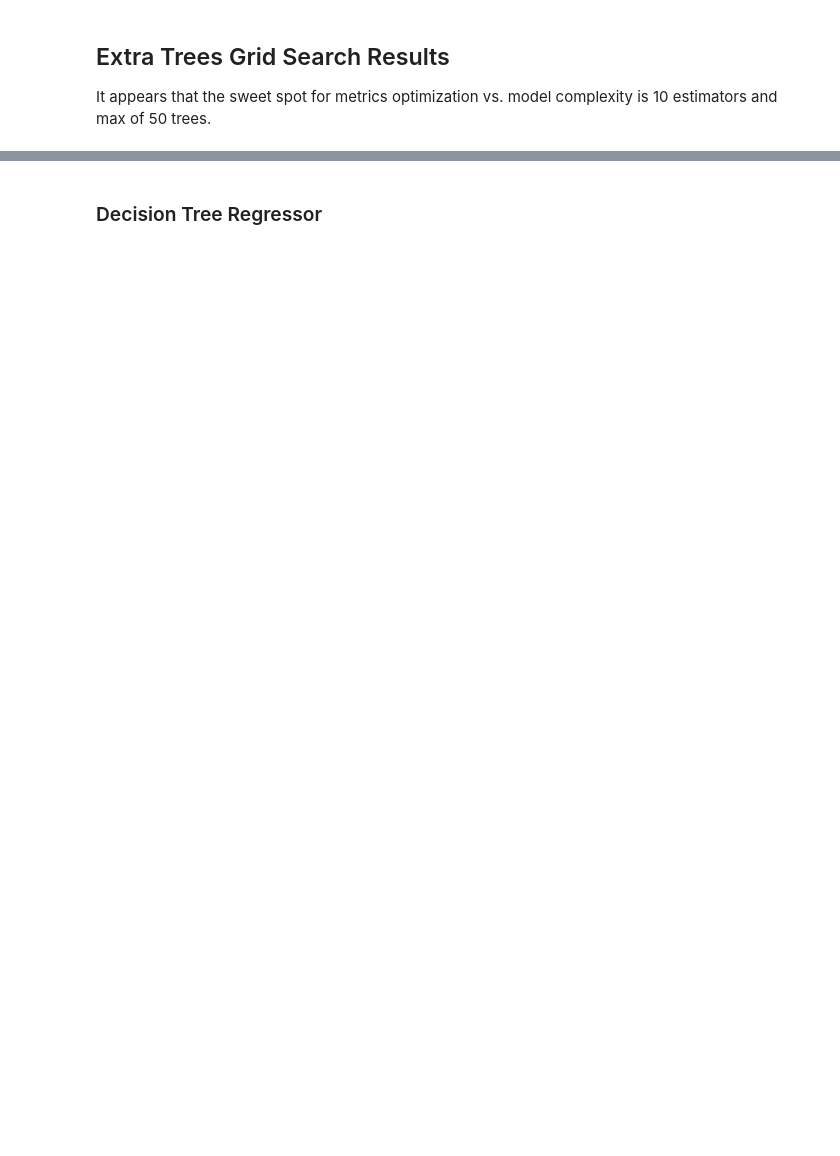
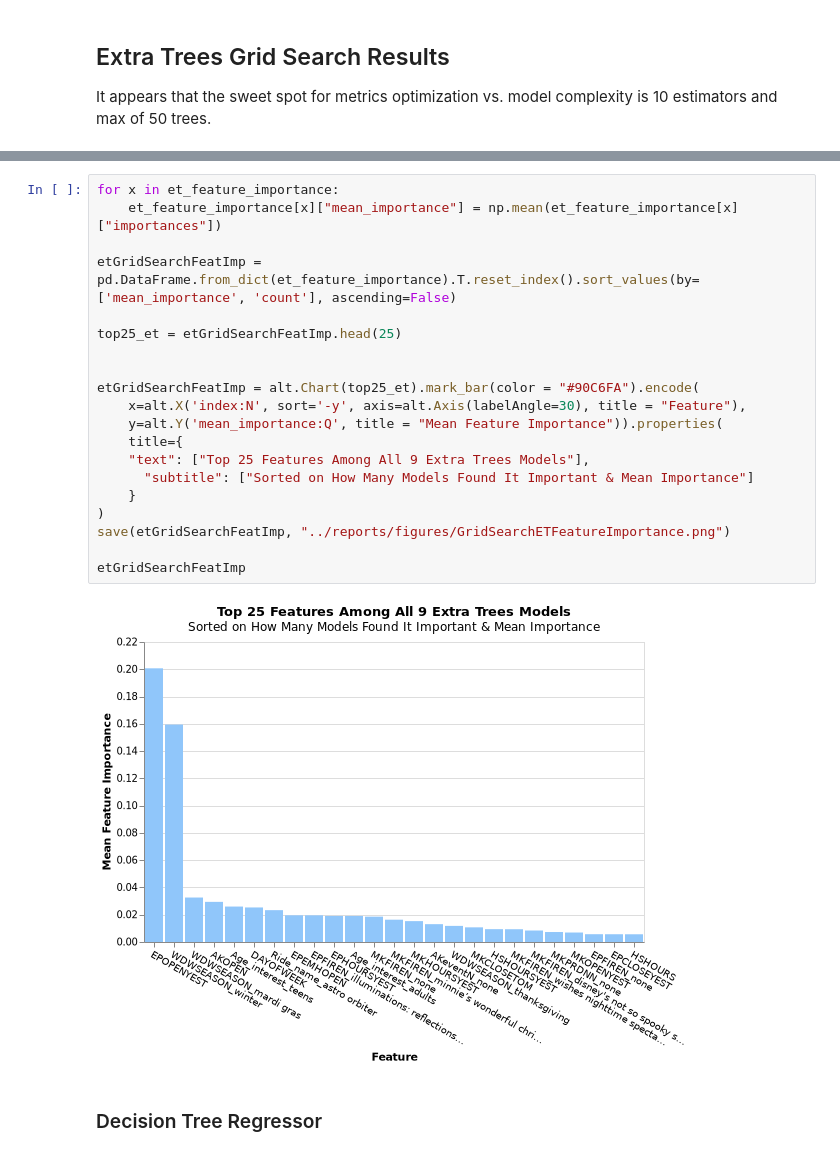
Before and after one commit to DisneyWorldWaitTimes/WaitTimeExplorationAndPrediction, a Jupyter notebook: notebooks/RegressionExploration.ipynb, the cells around one changed output, grey strips where cells are left out. Cells and saved outputs as stored; diff of their text form; blank space fills up the shorter version.

```diff
--- a/notebooks/RegressionExploration.ipynb
+++ b/notebooks/RegressionExploration.ipynb
@@ -564,3 +534,25 @@ sorted(et_feature_importance, key=lambda x: (-et_feature_importance[x]['count'],
+# %%
+for x in et_feature_importance:
+    et_feature_importance[x]["mean_importance"] = np.mean(et_feature_importance[x]["importances"])
+
+etGridSearchFeatImp = pd.DataFrame.from_dict(et_feature_importance).T.reset_index().sort_values(by=['mean_importance', 'count'], ascending=False)
+
+top25_et = etGridSearchFeatImp.head(25)
+
+
+etGridSearchFeatImp = alt.Chart(top25_et).mark_bar(color = "#90C6FA").encode(
+    x=alt.X('index:N', sort='-y', axis=alt.Axis(labelAngle=30), title = "Feature"),
+    y=alt.Y('mean_importance:Q', title = "Mean Feature Importance")).properties(
+    title={
+    "text": ["Top 25 Features Among All 9 Extra Trees Models"],
+      "subtitle": ["Sorted on How Many Models Found It Important & Mean Importance"]
+    }
+)
+save(etGridSearchFeatImp, "../reports/figures/GridSearchETFeatureImportance.png")
+
+etGridSearchFeatImp
+# %% [output]
+[figure, added]
 # %% [markdown]
 ### Decision Tree Regressor
 # %%
```
Also changed, not shown: parts of 18 cells of this notebook, 50 other files.
